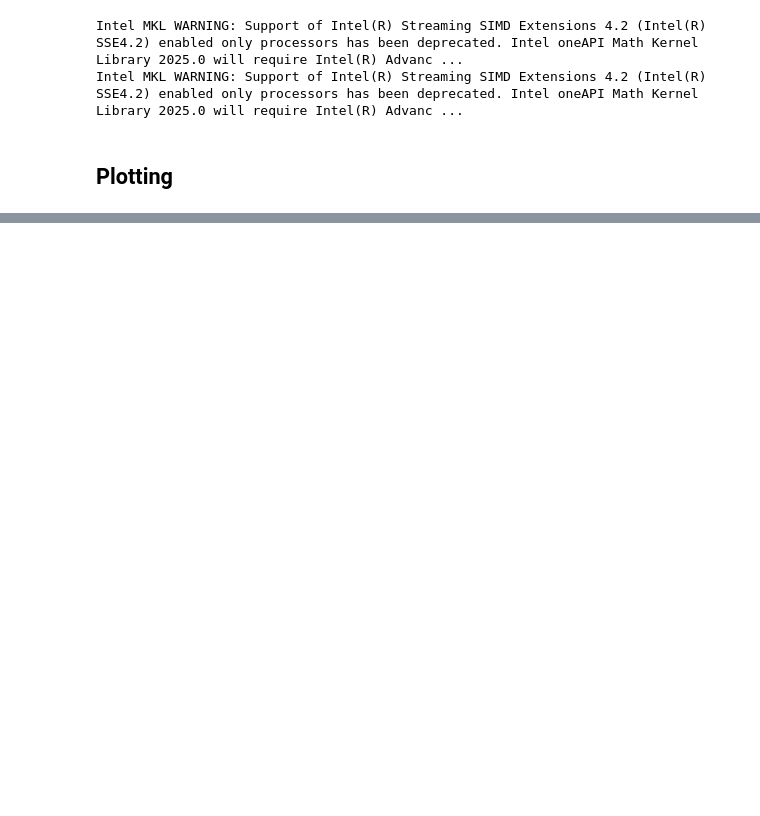
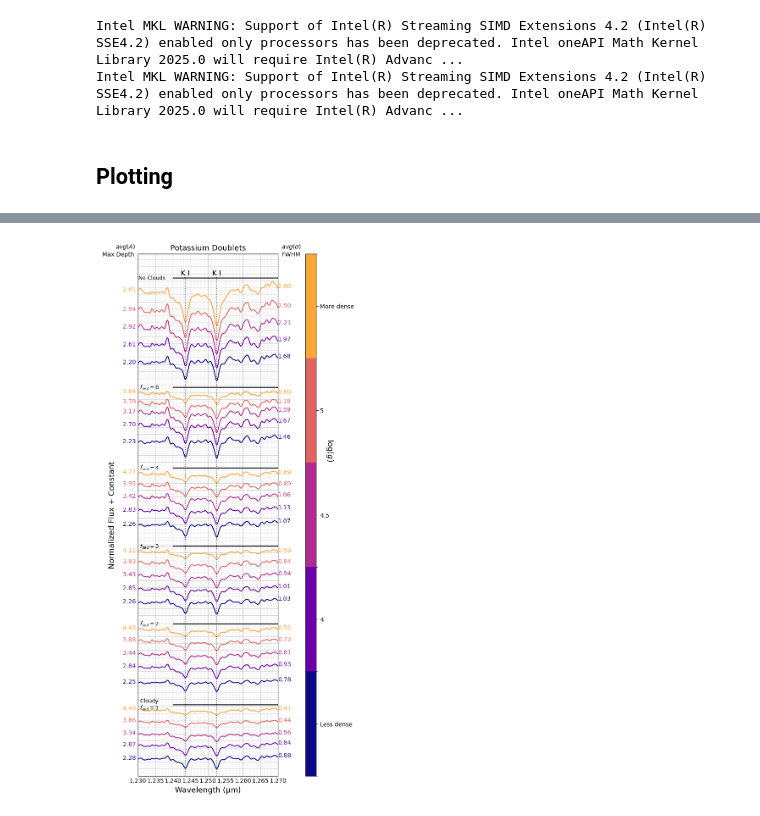
Before and after one commit to BDNYC/quantifying_clouds_ally, a Jupyter notebook: notebooks/visualizing_sonora.ipynb, the cells around one changed output, grey strips where cells are left out. Drawn from its saved outputs; the diff is of its cells as text; code cells hidden in the pictures; blank space fills up the shorter version.

```diff
--- a/notebooks/visualizing_sonora.ipynb
+++ b/notebooks/visualizing_sonora.ipynb
@@ -51,0 +102,7 @@ plt.savefig('/Users/allybaldelli/Desktop/AMNH-stuff/quantifying_clouds_ally/plot
+# %%
+long_plot(parameter_df2, convolve_data_dict2, x_min = 1.23, x_max = 1.27,
+                  x_increment = 0.005, const_spacing = 2, section_spacing= 1, norm_scaling = 6e10,
+                  title = "Potassium Doublets", color_by_logg = True)
+#plt.savefig('/Users/allybaldelli/Desktop/AMNH-stuff/quantifying_clouds_ally/plots/long_plot2_logg.png')
+# %% [output]
+[figure, added]
```
Also changed, not shown: parts of 4 cells of this notebook, 4 other files.
